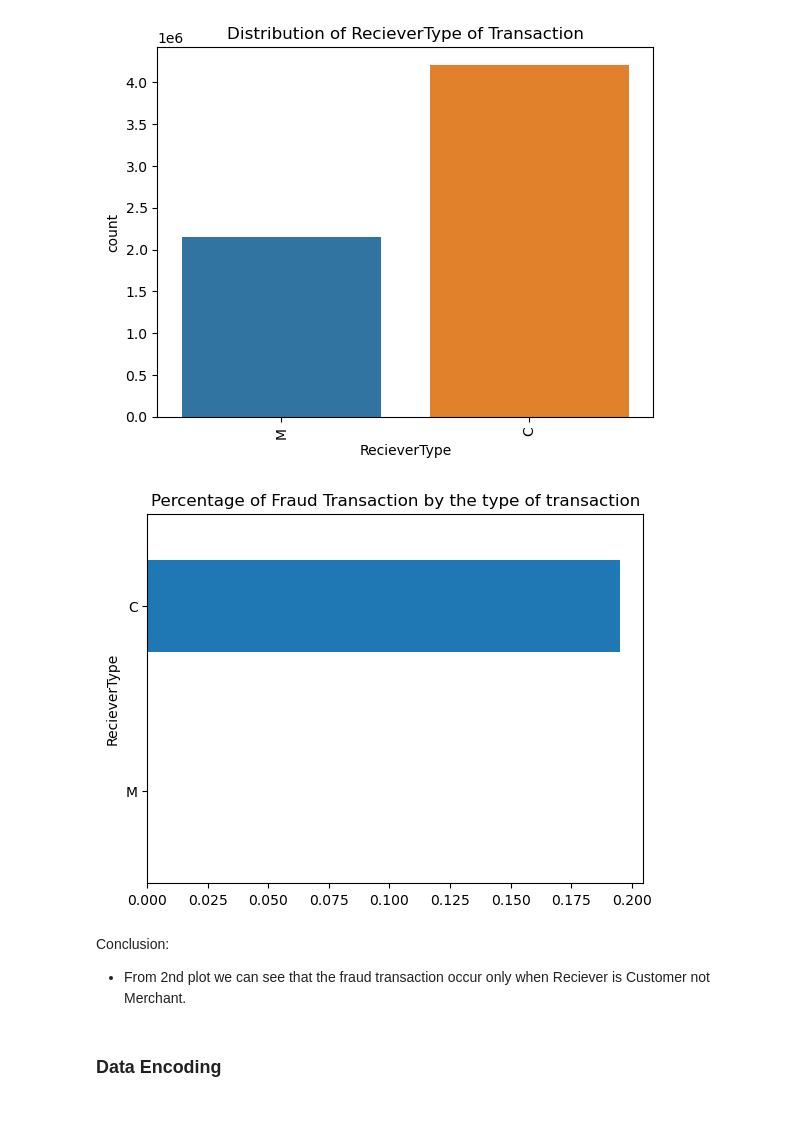
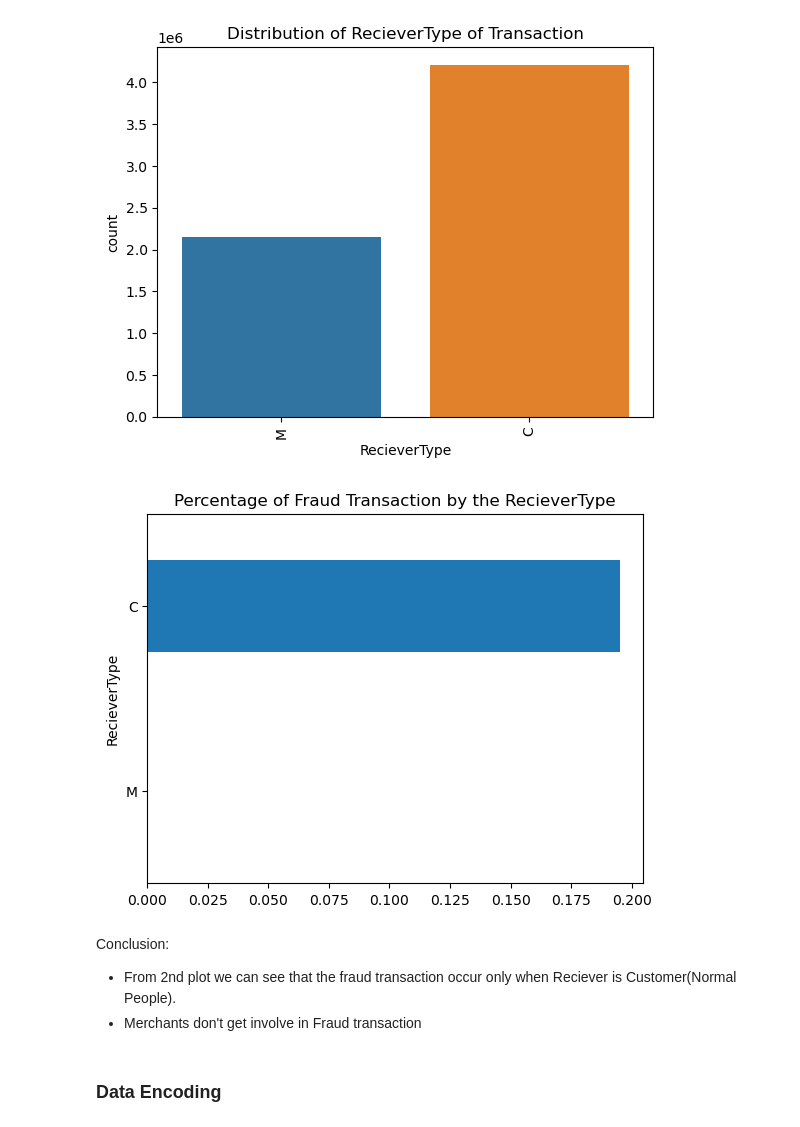
Before and after one commit to sachincmanjrekar/FraudDetection, a Jupyter notebook: FraudTransactionDetection.ipynb, the cells around one changed output. Saved outputs shown, nothing was run; the diff lists cells and outputs as text; code cells hidden in the pictures.

```diff
--- a/FraudTransactionDetection.ipynb
+++ b/FraudTransactionDetection.ipynb
@@ -231,12 +231,13 @@ ax.set_title('Distribution of RecieverType of Transaction');
 [figure]
 # %%
 (df.groupby("RecieverType")['isFraud'].mean()*100).sort_values().plot(kind='barh');
-plt.title('Percentage of Fraud Transaction by the type of transaction');
+plt.title('Percentage of Fraud Transaction by the RecieverType');
 # %% [output]
-[figure, old version]
+[figure, new version]
 # %% [markdown]
 Conclusion:
-- From 2nd plot we can see that the fraud transaction occur only when Reciever is Customer not Merchant.
+- From 2nd plot we can see that the fraud transaction occur only when Reciever is Customer(Normal People).
+- Merchants don't get involve in Fraud transaction
 # %% [markdown]
 ### Data Encoding
 # %%
```
Also changed, not shown: parts of 46 cells of this notebook.
